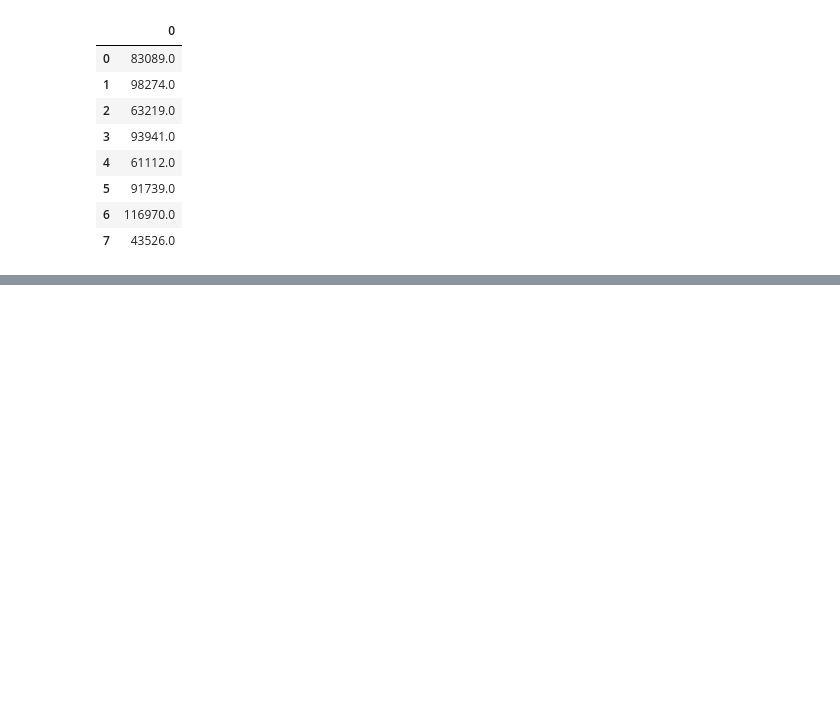
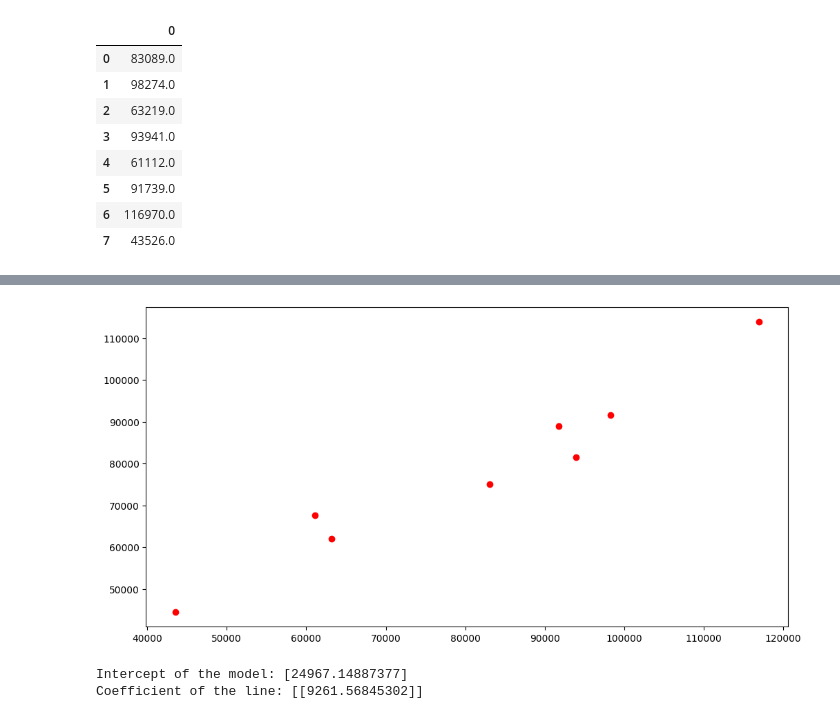
Before and after one commit to MoetezRadhouani/simple_salary_prediction, a Jupyter notebook: simple_salary_prediction.ipynb, the cells around one changed output, grey strips where cells are left out. Saved outputs shown, nothing was run; the diff lists cells and outputs as text; code cells hidden in the pictures; blank space fills up the shorter version.

```diff
--- a/simple_salary_prediction.ipynb
+++ b/simple_salary_prediction.ipynb
@@ -225,0 +274,14 @@ plt.ylabel('count')
+# %%
+# Just plot actual and predicted values for more insights
+plt.figure(figsize=(12,6))
+plt.scatter(y_test,y_pred,color='r',linestyle='-')
+plt.show()
+# %% [output]
+[figure, added]
+# %%
+# Intecept and coeff of the line
+print('Intercept of the model:',lr.intercept_)
+print('Coefficient of the line:',lr.coef_)
+# %% [output]
+Intercept of the model: [24967.14887377]
+Coefficient of the line: [[9261.56845302]]
```
Also changed, not shown: parts of 9 cells of this notebook.
